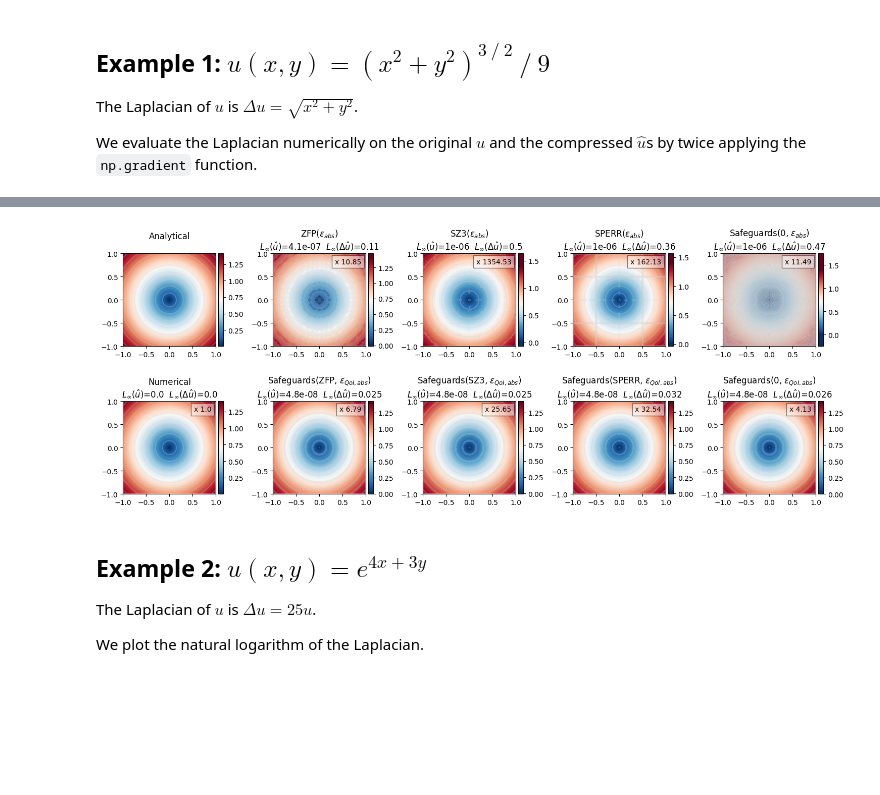
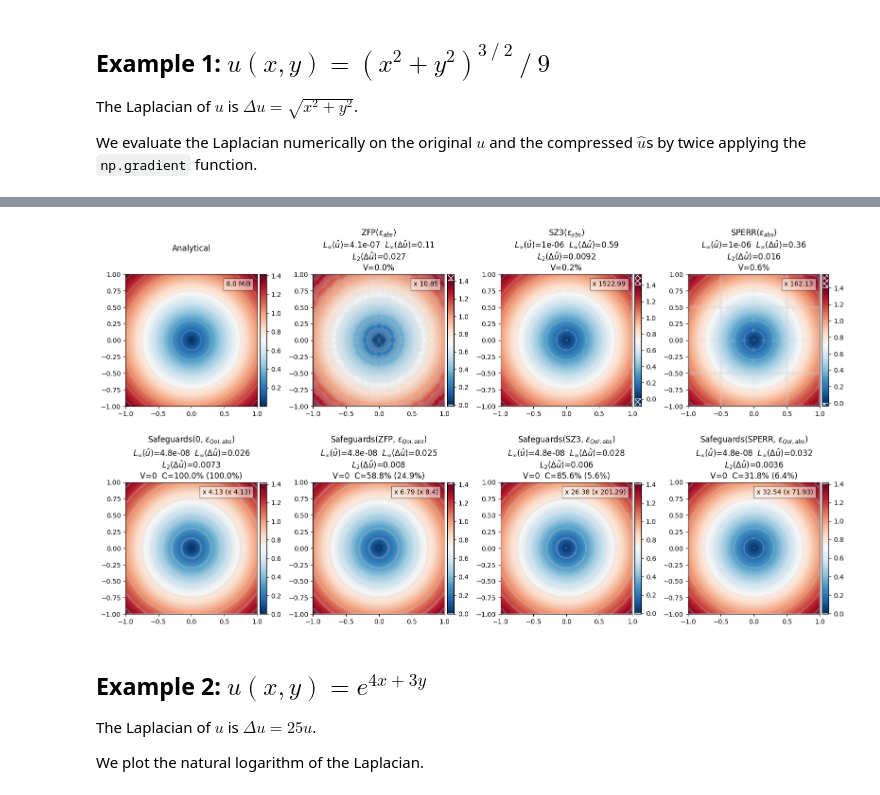
Before and after one commit to juntyr/compression-safeguards, a Jupyter notebook: examples/derivative.ipynb, the cells around one changed output, grey strips where cells are left out. Drawn from its saved outputs; the diff is of its cells as text; code cells hidden in the pictures; blank space fills up the shorter version.

```diff
--- a/examples/derivative.ipynb
+++ b/examples/derivative.ipynb
@@ -22,5 +23,8 @@ def compute_DU(U):
     return np.gradient(
         np.gradient(U, y, axis=0, edge_order=1), y, axis=0, edge_order=1
     ) + np.gradient(np.gradient(U, x, axis=1, edge_order=1), x, axis=1, edge_order=1)
+# %%
+def compute_corrections_percentage(my_U: np.ndarray, orig_U: np.ndarray) -> float:
+    return np.mean(my_U != orig_U)
 # %%
 # plot the Laplacian DU for a 2D field my_U
@@ -173,0 +244,10 @@ U_sg_abs_cr = U.nbytes / np.asarray(U_sg_abs_enc).nbytes
+# %%
+# compressed to constant zero
+from numcodecs_zero import ZeroCodec
+
+zero = ZeroCodec()
+
+U_zero_enc = zero.encode(U)
+U_zero = zero.decode(U_zero_enc)
+# %%
+DU_eb_abs = 0.1
@@ -197,7 +279,7 @@ for codec in [zfp, sz3, sperr, zero]:
                     dict(axis=1, before=1, after=1, boundary="edge"),
                 ],
                 type="abs",
-                eb=0.1,
+                eb=DU_eb_abs,
             ),
         ],
         fixed_constants=dict(dx=dx, dy=dy),
@@ -209,45 +370,59 @@ for codec in [zfp, sz3, sperr, zero]:
 # %%
-fig, axs = plt.subplots(nrows=2, ncols=5, figsize=(15, 6))
+fig, axs = plt.subplots(nrows=2, ncols=4, figsize=(16, 9))
 
-plot_DU(U, 1.0, axs[0, 0], "Analytical", my_DU=DU)
-plot_DU(U_zfp, U_zfp_cr, axs[0, 1], r"ZFP($\epsilon_{abs}$)")
-plot_DU(U_sz3, U_sz3_cr, axs[0, 2], r"SZ3($\epsilon_{abs}$)")
-plot_DU(U_sperr, U_sperr_cr, axs[0, 3], r"SPERR($\epsilon_{abs}$)")
-plot_DU(U_sg_abs, U_sg_abs_cr, axs[0, 4], r"Safeguards(0, $\epsilon_{abs}$)")
+plot_DU(U, 1.0, axs[0, 0], "Analytical", DU_eb_abs=DU_eb_abs, my_DU=DU)
+plot_DU(U_zfp, U_zfp_cr, axs[0, 1], r"ZFP($\epsilon_{abs}$)", DU_eb_abs=DU_eb_abs)
+plot_DU(U_sz3, U_sz3_cr, axs[0, 2], r"SZ3($\epsilon_{abs}$)", DU_eb_abs=DU_eb_abs)
+plot_DU(U_sperr, U_sperr_cr, axs[0, 3], r"SPERR($\epsilon_{abs}$)", DU_eb_abs=DU_eb_abs)
 
-plot_DU(U, 1.0, axs[1, 0], "Numerical")
+plot_DU(
+    U_sg_qoi["zero"],
+    U_sg_qoi_cr["zero"],
+    axs[1, 0],
+    r"Safeguards(0, $\epsilon_{QoI,abs}$)",
+    DU_eb_abs=DU_eb_abs,
+    corr=U_zero,
+    my_U_it=U_sg_it_qoi["zero"],
+    cr_it=U_sg_it_qoi_cr["zero"],
+)
 plot_DU(
     U_sg_qoi["zfp.rs"],
     U_sg_qoi_cr["zfp.rs"],
     axs[1, 1],
     r"Safeguards(ZFP, $\epsilon_{QoI,abs}$)",
+    DU_eb_abs=DU_eb_abs,
+    corr=U_zfp,
+    my_U_it=U_sg_it_qoi["zfp.rs"],
+    cr_it=U_sg_it_qoi_cr["zfp.rs"],
 )
 plot_DU(
     U_sg_qoi["sz3.rs"],
     U_sg_qoi_cr["sz3.rs"],
     axs[1, 2],
     r"Safeguards(SZ3, $\epsilon_{QoI,abs}$)",
+    DU_eb_abs=DU_eb_abs,
+    corr=U_sz3,
+    my_U_it=U_sg_it_qoi["sz3.rs"],
+    cr_it=U_sg_it_qoi_cr["sz3.rs"],
 )
 plot_DU(
     U_sg_qoi["sperr.rs"],
     U_sg_qoi_cr["sperr.rs"],
     axs[1, 3],
     r"Safeguards(SPERR, $\epsilon_{QoI,abs}$)",
-)
-plot_DU(
-    U_sg_qoi["zero"],
-    U_sg_qoi_cr["zero"],
-    axs[1, 4],
-    r"Safeguards(0, $\epsilon_{QoI,abs}$)",
+    DU_eb_abs=DU_eb_abs,
+    corr=U_sperr,
+    my_U_it=U_sg_it_qoi["sperr.rs"],
+    cr_it=U_sg_it_qoi_cr["sperr.rs"],
 )
 
 plt.tight_layout()
 
 plt.savefig("derivative-radial.pdf", dpi=300)
 
 plt.show()
 # %% [output]
-[figure, old version]
+[figure, new version]
 # %% [markdown]
 ## Example 2: $u(x, y) = e^{4 x + 3 y}$
 
```
Also changed, not shown: parts of 12 cells of this notebook, 1 other file.
